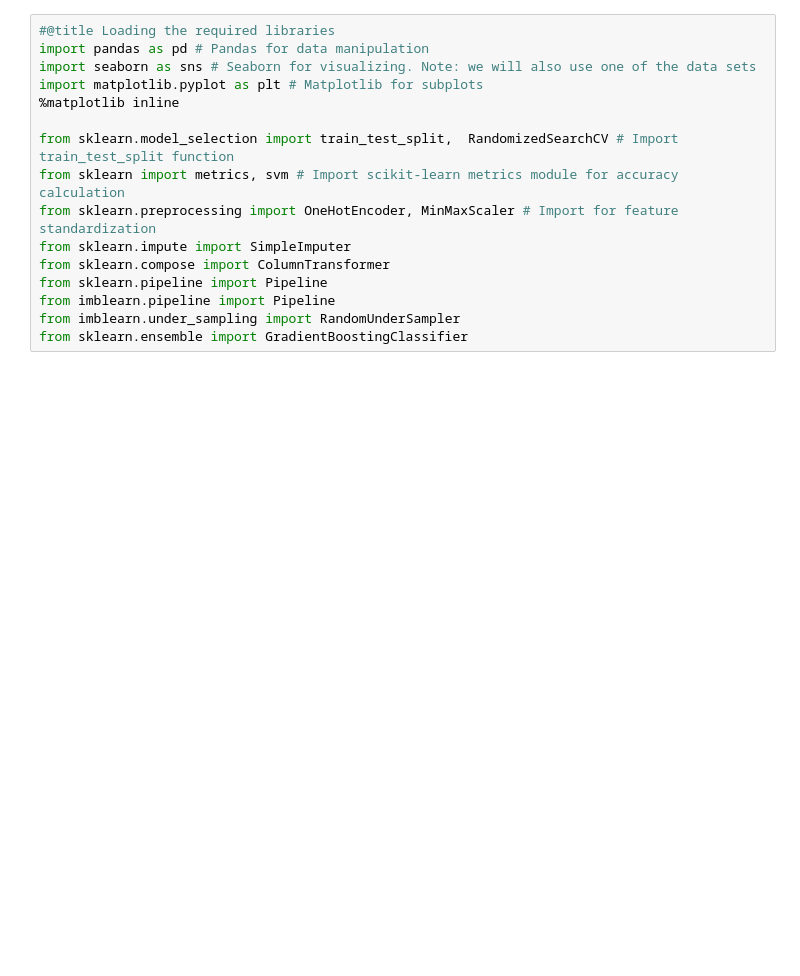
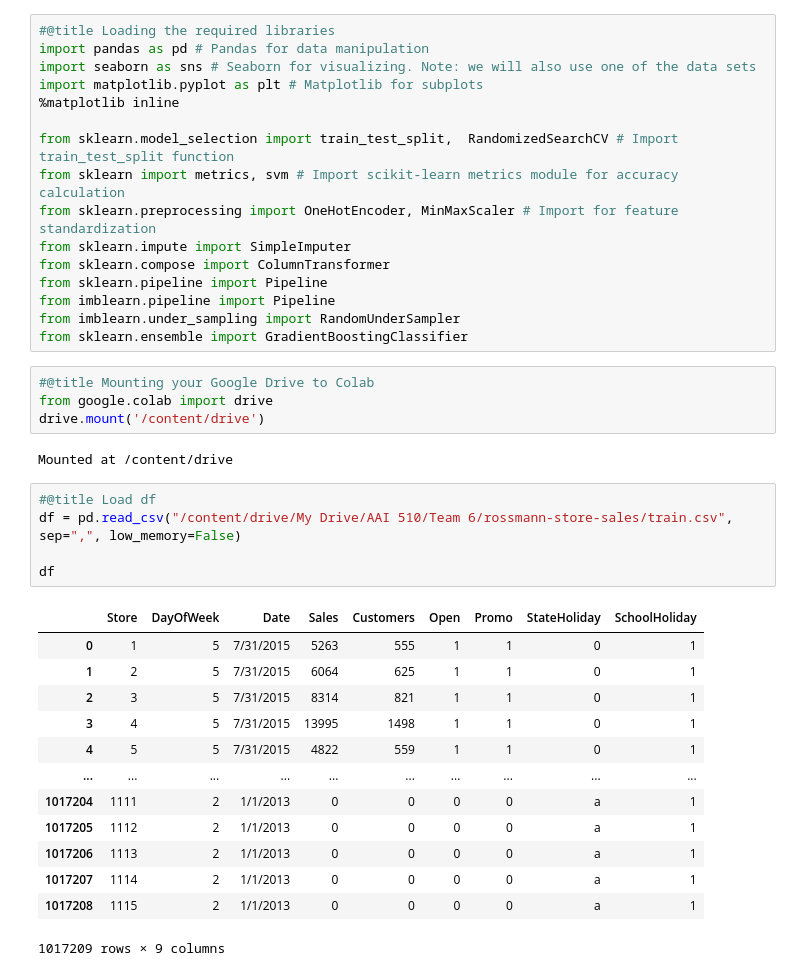
Before and after one commit to JeremyKrick/Predictive-Analytics-for-Store-Performance, a Jupyter notebook: Store_Performance.ipynb, the cells around one changed output. Saved outputs shown, nothing was run; the diff lists cells and outputs as text; blank space fills up the shorter version.

```diff
--- a/Store_Performance.ipynb
+++ b/Store_Performance.ipynb
@@ -16,3 +22,28 @@ from sklearn.pipeline import Pipeline
 from imblearn.pipeline import Pipeline
 from imblearn.under_sampling import RandomUnderSampler
 from sklearn.ensemble import GradientBoostingClassifier
+# %%
+#@title Mounting your Google Drive to Colab
+from google.colab import drive
+drive.mount('/content/drive')
+# %% [output]
+Mounted at /content/drive
+# %%
+#@title Load df
+df = pd.read_csv("/content/drive/My Drive/AAI 510/Team 6/rossmann-store-sales/train.csv", sep=",", low_memory=False)
+
+df
+# %% [output]
+|  | Store | DayOfWeek | Date | Sales | Customers | Open | Promo | StateHoliday | SchoolHoliday |
+| 0 | 1 | 5 | 7/31/2015 | 5263 | 555 | 1 | 1 | 0 | 1 |
+| 1 | 2 | 5 | 7/31/2015 | 6064 | 625 | 1 | 1 | 0 | 1 |
+| 2 | 3 | 5 | 7/31/2015 | 8314 | 821 | 1 | 1 | 0 | 1 |
+| 3 | 4 | 5 | 7/31/2015 | 13995 | 1498 | 1 | 1 | 0 | 1 |
+| 4 | 5 | 5 | 7/31/2015 | 4822 | 559 | 1 | 1 | 0 | 1 |
+| ... | ... | ... | ... | ... | ... | ... | ... | ... | ... |
+| 1017204 | 1111 | 2 | 1/1/2013 | 0 | 0 | 0 | 0 | a | 1 |
+| 1017205 | 1112 | 2 | 1/1/2013 | 0 | 0 | 0 | 0 | a | 1 |
+| 1017206 | 1113 | 2 | 1/1/2013 | 0 | 0 | 0 | 0 | a | 1 |
+| 1017207 | 1114 | 2 | 1/1/2013 | 0 | 0 | 0 | 0 | a | 1 |
+| 1017208 | 1115 | 2 | 1/1/2013 | 0 | 0 | 0 | 0 | a | 1 |
+1017209 rows × 9 columns
```
Also changed, not shown: parts of 14 cells of this notebook.
